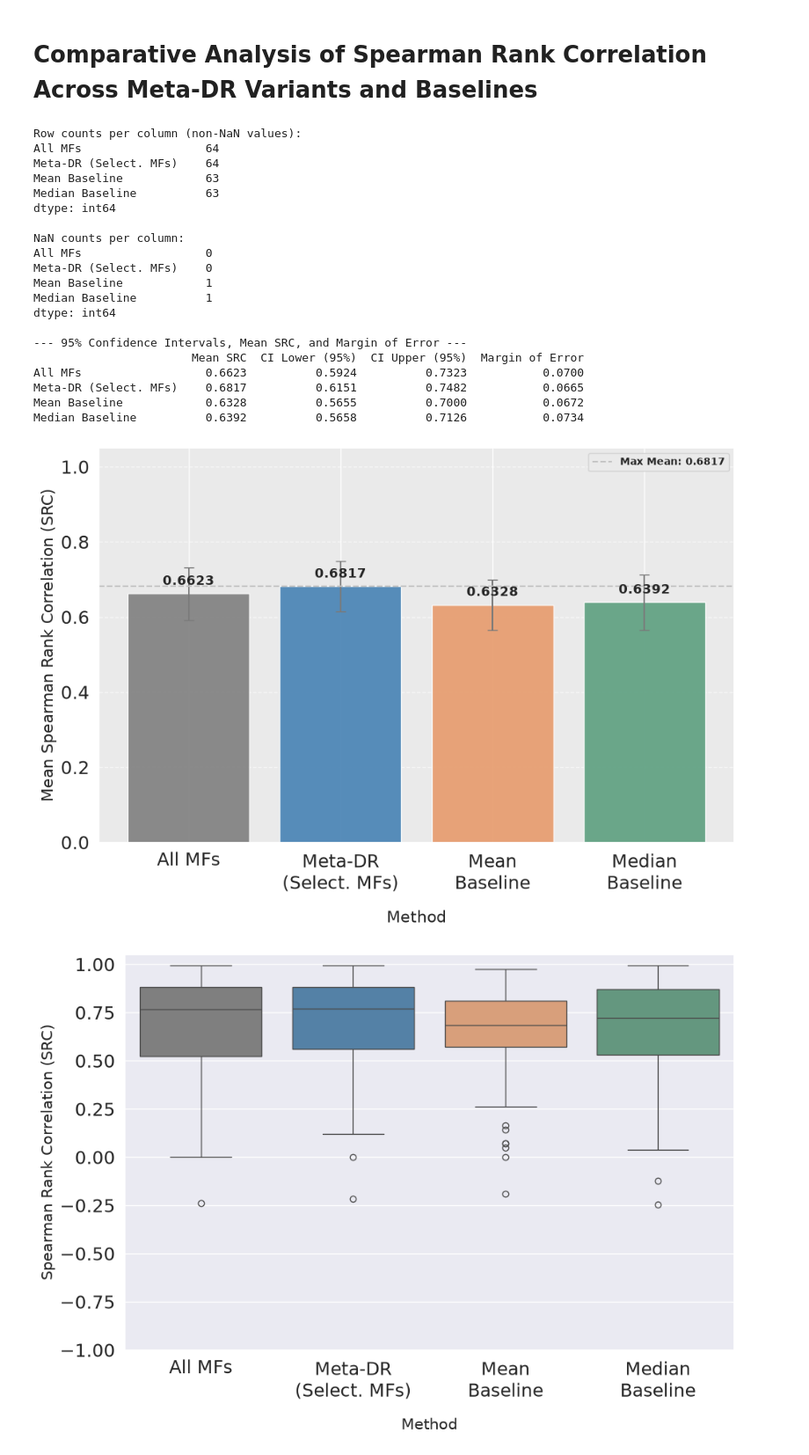
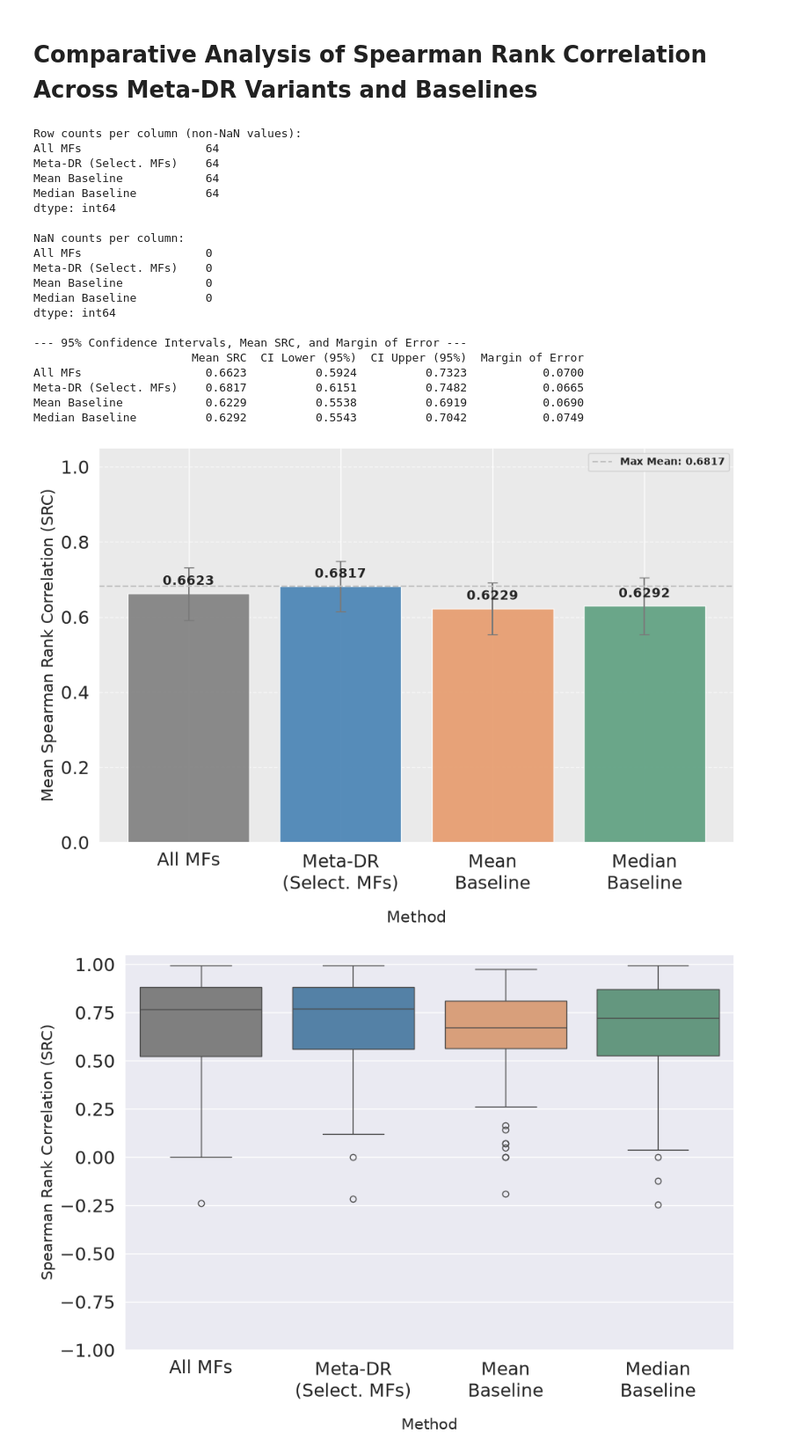
Before and after one commit to silvadaniell/meta-dr, a Jupyter notebook: Meta_DR.ipynb, the cells around one changed output. Shown at 88% size. Cells and saved outputs as stored; diff of their text form; code cells hidden in the pictures.

```diff
--- a/Meta_DR.ipynb
+++ b/Meta_DR.ipynb
@@ -2588,33 +2588,20 @@ plt.show()
 # %%
 import matplotlib.pyplot as plt
 from scipy import stats
+import seaborn as sns
 
-# Build DataFrame with both Meta-DR variants + baselines
-df_aux = pd.concat(
+df_baseline_processed = pd.DataFrame(baseline_results).fillna(0.0)
+
+# Montar o DataFrame final diretamente com as colunas e nomes corretos
+df_combined = pd.concat(
     [
         pd.DataFrame(spearman_values_all, columns=["All MFs"]),
-        pd.DataFrame(spearman_values_select, columns=["Select MFs"]),
-        pd.DataFrame(baseline_results)
+        pd.DataFrame(spearman_values_select, columns=["Meta-DR (Select. MFs)"]),
+        df_baseline_processed["spearman_mean"].rename("Mean Baseline"),
+        df_baseline_processed["spearman_median"].rename("Median Baseline")
     ],
     axis=1
 )
-
-# Rename baseline columns for consistency
-df_aux.rename(
-    columns={
-        "spearman_mean": "Mean Baseline",
-        "spearman_median": "Median Baseline"
-    },
-    inplace=True
-)
-
-# Combine all methods into a single DataFrame
-df_combined = pd.DataFrame({
-    "All MFs": df_aux["All MFs"],
-    "Meta-DR (Select. MFs)": df_aux["Select MFs"],
-    "Mean Baseline": df_aux["Mean Baseline"],
-    "Median Baseline": df_aux["Median Baseline"]
-})
 
 # --- Diagnostic check before computing statistics ---
 print("Row counts per column (non-NaN values):")
@@ -2723,39 +2710,39 @@ for bar in bars:
 
 plt.legend(
     loc='upper right',
     prop={'size': 10, 'weight': 'bold'}
 )
 plt.grid(axis="y", linestyle="--", alpha=0.7)
 plt.tight_layout()
 
 plt.savefig(
     "src_distributionbarIC.pdf",
     format="pdf",
     bbox_inches="tight"
 )
 
 plt.show()
 # %% [output]
 Row counts per column (non-NaN values):
 All MFs                  64
 Meta-DR (Select. MFs)    64
-Mean Baseline            63
-Median Baseline          63
+Mean Baseline            64
+Median Baseline          64
 dtype: int64
 
 NaN counts per column:
 All MFs                  0
 Meta-DR (Select. MFs)    0
-Mean Baseline            1
-Median Baseline          1
+Mean Baseline            0
+Median Baseline          0
 dtype: int64
 
 --- 95% Confidence Intervals, Mean SRC, and Margin of Error ---
                        Mean SRC  CI Lower (95%)  CI Upper (95%)  Margin of Error
 All MFs                  0.6623          0.5924          0.7323           0.0700
 Meta-DR (Select. MFs)    0.6817          0.6151          0.7482           0.0665
-Mean Baseline            0.6328          0.5655          0.7000           0.0672
-Median Baseline          0.6392          0.5658          0.7126           0.0734
+Mean Baseline            0.6229          0.5538          0.6919           0.0690
+Median Baseline          0.6292          0.5543          0.7042           0.0749
-[figure, old version]
+[figure, new version]
 # %%
 import pandas as pd
```
Also changed, not shown: parts of 11 cells of this notebook.
